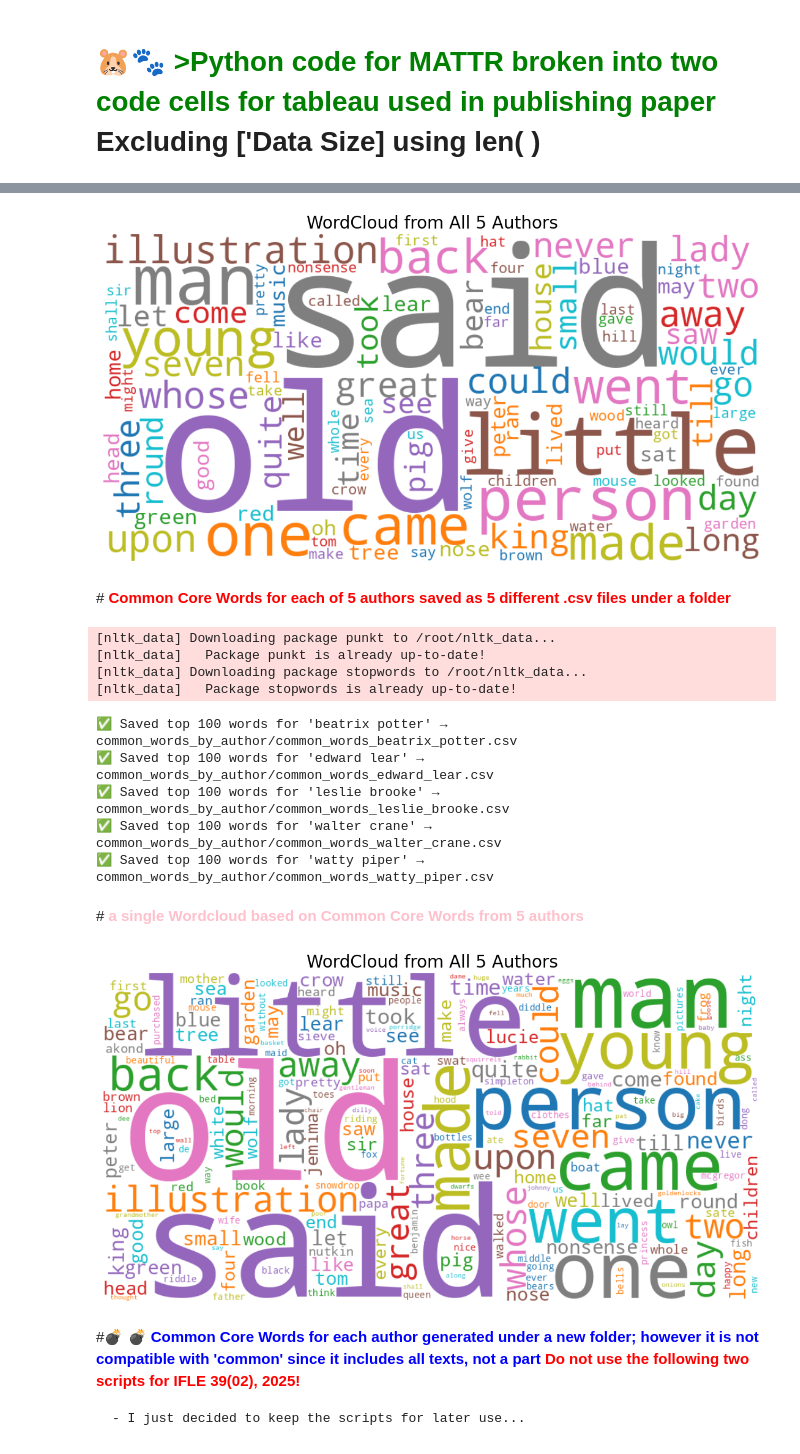
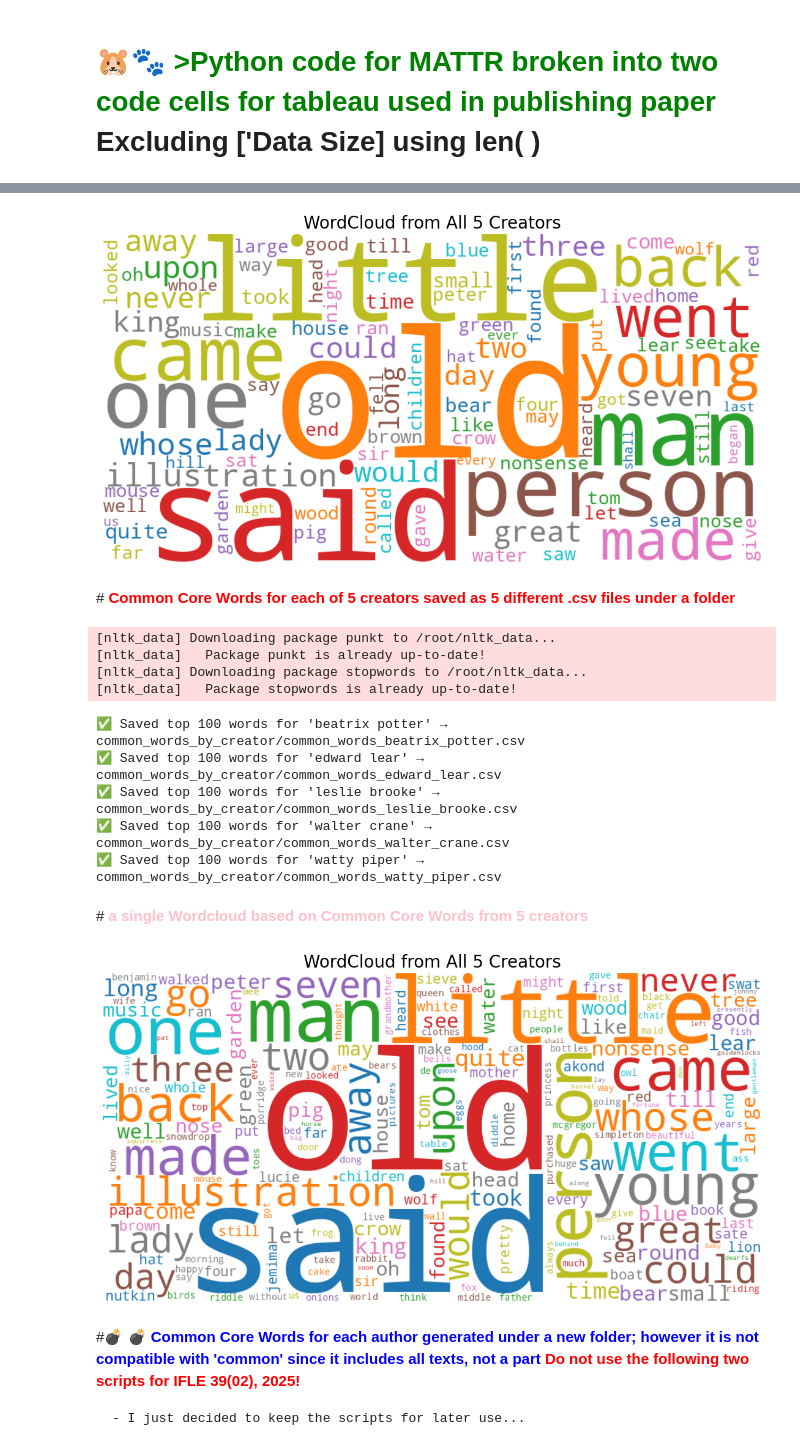
Before and after one commit to ms624atyale/PictureBook_Archive_inProgress, a Jupyter notebook: prototype_mattrbyauthor_simplified_ccw_wcloud_final.ipynb, the cells around one changed output, grey strips where cells are left out. Cells and saved outputs as stored; diff of their text form; code cells hidden in the pictures.

```diff
--- a/prototype_mattrbyauthor_simplified_ccw_wcloud_final.ipynb
+++ b/prototype_mattrbyauthor_simplified_ccw_wcloud_final.ipynb
@@ -512,11 +512,11 @@ nltk.download('stopwords')
 
 # Load the dataset
 !git clone "https://github.com/ms624atyale/PictureBook_Archive_inProgress"
-file_path = "/content/pg_5authors_16books.csv"  # Change to your actual file name/content/pg_5authors_16books.csv
+file_path = "/content/pg_5creators_16books.csv"  # Change to your actual file name/content/pg_5authors_16books.csv
 df_ccw = pd.read_csv(file_path)
 # Ensure the text column exists
-if 'text' not in df_ccw.columns or 'author' not in df_ccw.columns:
-    raise ValueError("CSV file must contain 'text' and 'author' columns.")
+if 'text' not in df_ccw.columns or 'creator' not in df_ccw.columns:
+    raise ValueError("CSV file must contain 'text' and 'creator' columns.")
 
 # Combine all text data into one large string
 all_text = " ".join(df_ccw['text'].astype(str))
@@ -535,8 +535,8 @@ word_counts = Counter(words)
 common_words_df = pd.DataFrame(word_counts.most_common(100), columns=['Word', 'Frequency'])  # Top 100 words
 
 # Save to CSV
-common_words_df.to_csv("5authors_common_core_words.csv", index=False)
+common_words_df.to_csv("5creators_common_core_words.csv", index=False)
 
-print("Common core words extracted and saved as '5authors_common_core_words.csv'!")
+print("Common core words extracted and saved as '5creators_common_core_words.csv'!")
 # %% [output]
 [nltk_data] Downloading package punkt to /root/nltk_data...
@@ -553,7 +553,7 @@ from wordcloud import WordCloud
 import matplotlib.pyplot as plt
 
 # Path to the combined CSV file (not a folder)
-input_file = "/content/5authors_common_core_words.csv"
+input_file = "/content/5creators_common_core_words.csv"
 
 # Read the CSV containing word-frequency pairs
 df = pd.read_csv(input_file)
@@ -569,12 +569,12 @@ wc.generate_from_frequencies(word_freq)
 plt.figure(figsize=(15, 7))
 plt.imshow(wc, interpolation='bilinear')
 plt.axis('off')
-plt.title("WordCloud from All 5 Authors", fontsize=20)
+plt.title("WordCloud from All 5 Creators", fontsize=20)
 plt.show()
 # %% [output]
-[figure, old version]
+[figure, new version]
 # %% [markdown]
-#<font color = 'red'> **Common Core Words for each of 5 authors saved as 5 different .csv files under a folder**
+#<font color = 'red'> **Common Core Words for each of 5 creators saved as 5 different .csv files under a folder**
 # %%
 import pandas as pd
 import nltk
@@ -588,25 +588,25 @@ nltk.download('punkt')
 nltk.download('stopwords')
 
 # Load the dataset
-file_path = "/content/pg_5authors_16books.csv"
+file_path = "/content/pg_5creators_16books.csv"
 df_ccw = pd.read_csv(file_path)
 
 # Check required columns
-if 'text' not in df_ccw.columns or 'author' not in df_ccw.columns:
-    raise ValueError("CSV must contain 'text' and 'author' columns.")
+if 'text' not in df_ccw.columns or 'creator' not in df_ccw.columns:
+    raise ValueError("CSV must contain 'text' and 'creator' columns.")
 
 # ✅ Normalize author names to avoid duplicates
-df_ccw['author'] = df_ccw['author'].astype(str).str.strip().str.lower()
+df_ccw['creator'] = df_ccw['creator'].astype(str).str.strip().str.lower()
 
 # Set of stopwords
 stop_words = set(stopwords.words('english'))
 
 # Create output folder
-output_dir = "common_words_by_author"
+output_dir = "common_words_by_creator"
 os.makedirs(output_dir, exist_ok=True)
 
 # Group by author and process
-for author, group in df_ccw.groupby('author'):
+for creator, group in df_ccw.groupby('creator'):
     all_text = " ".join(group['text'].astype(str))
 
     # Tokenize and clean
@@ -618,54 +618,54 @@ for author, group in df_ccw.groupby('author'):
     top_words = pd.DataFrame(word_counts.most_common(100), columns=['Word', 'Frequency'])
 
     # Save to CSV
-    filename = f"{output_dir}/common_words_{author.replace(' ', '_')}.csv"
+    filename = f"{output_dir}/common_words_{creator.replace(' ', '_')}.csv"
     top_words.to_csv(filename, index=False)
 
-    print(f"✅ Saved top 100 words for '{author}' → {filename}")
+    print(f"✅ Saved top 100 words for '{creator}' → {filename}")
 # %% [output]
 [nltk_data] Downloading package punkt to /root/nltk_data...
 [nltk_data]   Package punkt is already up-to-date!
 [nltk_data] Downloading package stopwords to /root/nltk_data...
 [nltk_data]   Package stopwords is already up-to-date!
-✅ Saved top 100 words for 'beatrix potter' → common_words_by_author/common_words_beatrix_potter.csv
-✅ Saved top 100 words for 'edward lear' → common_words_by_author/common_words_edward_lear.csv
-✅ Saved top 100 words for 'leslie brooke' → common_words_by_author/common_words_leslie_brooke.csv
-✅ Saved top 100 words for 'walter crane' → common_words_by_author/common_words_walter_crane.csv
-✅ Saved top 100 words for 'watty piper' → common_words_by_author/common_words_watty_piper.csv
+✅ Saved top 100 words for 'beatrix potter' → common_words_by_creator/common_words_beatrix_potter.csv
+✅ Saved top 100 words for 'edward lear' → common_words_by_creator/common_words_edward_lear.csv
+✅ Saved top 100 words for 'leslie brooke' → common_words_by_creator/common_words_leslie_brooke.csv
+✅ Saved top 100 words for 'walter crane' → common_words_by_creator/common_words_walter_crane.csv
+✅ Saved top 100 words for 'watty piper' → common_words_by_creator/common_words_watty_piper.csv
 # %% [markdown]
-#<font color = 'pink'> **a single Wordcloud based on Common Core Words from 5 authors**
+#<font color = 'pink'> **a single Wordcloud based on Common Core Words from 5 creators**
 # %%
 import pandas as pd
 from collections import Counter
 from wordcloud import WordCloud
 import matplotlib.pyplot as plt
 import os
 
-# Set input directory (where your per-author word frequency CSVs are stored)
-input_dir = "/content/common_words_by_author"
+# Set input directory (where your per-creator word frequency CSVs are stored)
+input_dir = "/content/common_words_by_creator"
 
 # Initialize a Counter to accumulate word frequencies across authors
 combined_word_counts = Counter()
 
-# Loop through each author's word frequency file and add to the combined counter
+# Loop through each creator's word frequency file and add to the combined counter
 for filename in os.listdir(input_dir):
     if filename.endswith(".csv"):
         df = pd.read_csv(os.path.join(input_dir, filename))
         word_freq = dict(zip(df['Word'], df['Frequency']))
         combined_word_counts.update(word_freq)
 
 # Create the word cloud using the combined frequencies
 wc = WordCloud(width=1000, height=500, background_color='white', colormap='tab10')
 wc.generate_from_frequencies(combined_word_counts)
 
 # Display the word cloud inline in Colab
 plt.figure(figsize=(15, 7))
 plt.imshow(wc, interpolation='bilinear')
 plt.axis('off')
-plt.title("WordCloud from All 5 Authors", fontsize=20)
+plt.title("WordCloud from All 5 Creators", fontsize=20)
 plt.show()
 # %% [output]
-[figure, old version]
+[figure, new version]
 # %% [markdown]
 #💣 💣 <font color = 'blue'> **Common Core Words for each author generated under a new folder; however it is not compatible with 'common' since it includes all texts, not a part** <font color ='red'> **Do not use the following two scripts for IFLE 39(02), 2025!**
 
```
Also changed, not shown: parts of 7 cells of this notebook.
